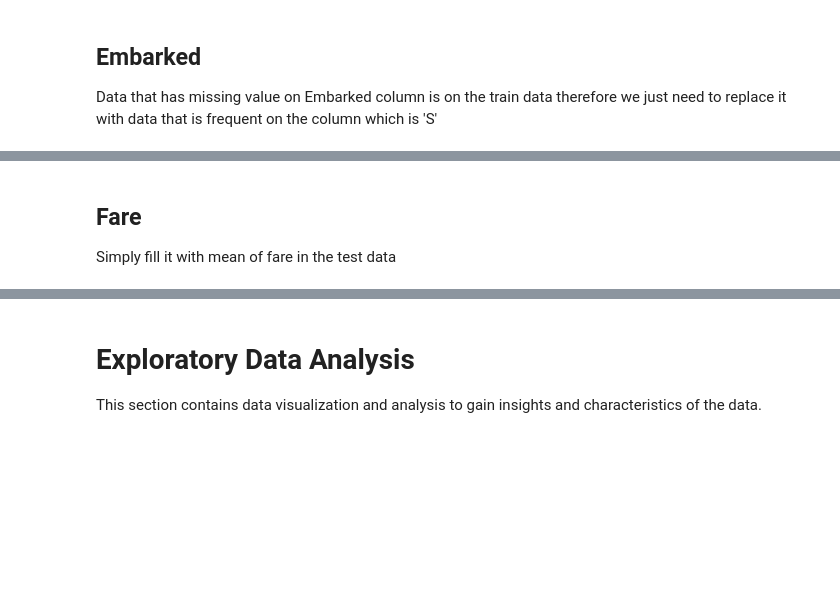
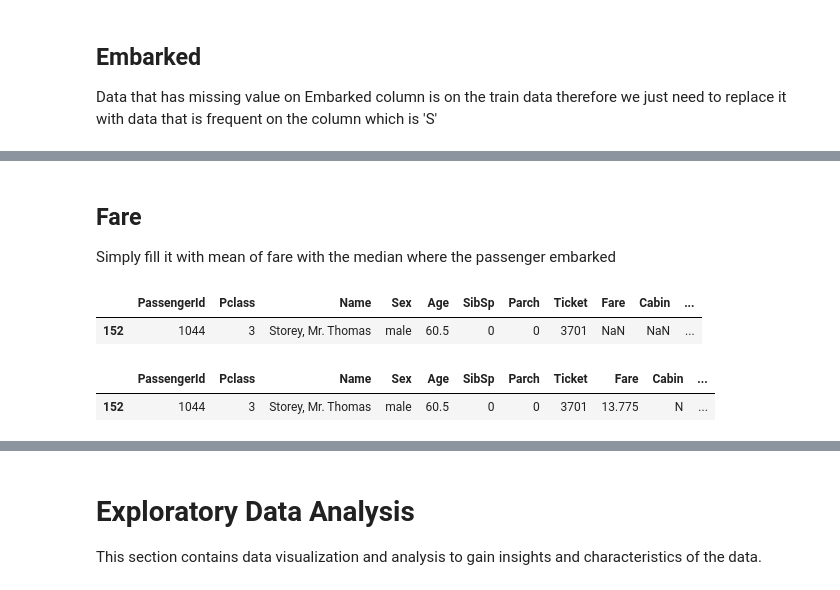
Before and after one commit to marcellinus-witarsah/dataScienceMiniProjects, a Jupyter notebook: TitanicSurvivalModel/Titanic Third.ipynb, the cells around one changed output, grey strips where cells are left out. Saved outputs shown, nothing was run; the diff lists cells and outputs as text; code cells hidden in the pictures; blank space fills up the shorter version.

```diff
--- a/TitanicSurvivalModel/Titanic Third.ipynb
+++ b/TitanicSurvivalModel/Titanic Third.ipynb
@@ -417,5 +372,10 @@ if titanic_train['Embarked'].isna().sum() > 0:
 # %% [markdown]
 ## Fare
-Simply fill it with mean of fare in the test data
+Simply fill it with mean of fare with the median where the passenger embarked
+# %%
+titanic_test_ori[titanic_test_ori['Fare'].isna()]
+# %% [output]
+|  | PassengerId | Pclass | Name | Sex | Age | SibSp | Parch | Ticket | Fare | Cabin | ... |
+| 152 | 1044 | 3 | Storey, Mr. Thomas | male | 60.5 | 0 | 0 | 3701 | NaN | NaN | ... |
 # %%
 if titanic_test['Fare'].isna().sum() > 0:
@@ -422,0 +383,5 @@ if titanic_test['Fare'].isna().sum() > 0:
+# %%
+titanic_test[titanic_test_ori['Fare'].isna()]
+# %% [output]
+|  | PassengerId | Pclass | Name | Sex | Age | SibSp | Parch | Ticket | Fare | Cabin | ... |
+| 152 | 1044 | 3 | Storey, Mr. Thomas | male | 60.5 | 0 | 0 | 3701 | 13.775 | N | ... |
```
Also changed, not shown: parts of 16 cells of this notebook.
